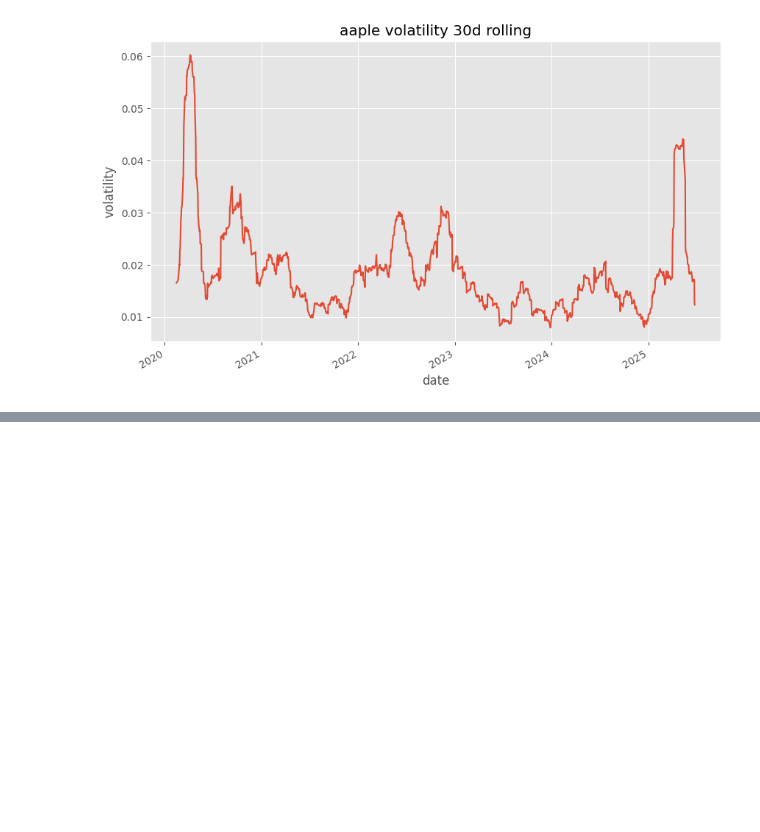
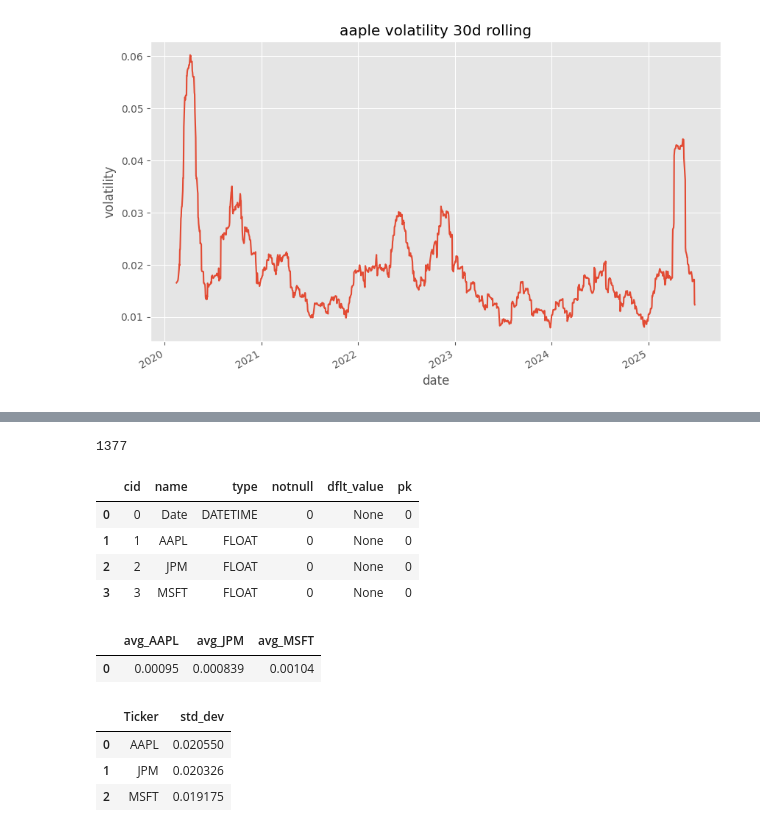
Before and after one commit to rahulbedjavalge/fin-ai-beast, a Jupyter notebook: notebooks/01_EDA_stock.ipynb, the cells around one changed output, grey strips where cells are left out. Drawn from its saved outputs; the diff is of its cells as text; code cells hidden in the pictures; blank space fills up the shorter version.

```diff
--- a/notebooks/01_EDA_stock.ipynb
+++ b/notebooks/01_EDA_stock.ipynb
@@ -143,0 +148,15 @@ os.chdir("/FIN-AI-BEAST")  # Set to your project root
+# %%
+import os
+from sqlalchemy import create_engine
+
+# Set project root explicitly (parent of notebooks folder)
+project_root = os.path.abspath(os.path.join(os.getcwd(), '..'))
+db_path = os.path.join(project_root, 'fin-ai.db')
+
+# Ensure the directory exists (should always exist for project root, but safe to check)
+os.makedirs(project_root, exist_ok=True)
+
+# Use f-string for the engine URLdel "{db_path}"
+engine = create_engine(f"sqlite:///{db_path}")
+
+print("Database will be created at:", db_path)
@@ -143,0 +180,37 @@ os.chdir("/FIN-AI-BEAST")  # Set to your project root
+# %%
+prices_df.to_sql('close_prices', con=engine, if_exists='replace', index=True)
+retruns_df.to_sql('daily_returns', con=engine, if_exists='replace', index=True)
+# %% [output]
+1377
+# %%
+pd.read_sql_query("PRAGMA table_info(daily_returns);", engine)
+# %% [output]
+|  | cid | name | type | notnull | dflt_value | pk |
+| 0 | 0 | Date | DATETIME | 0 | None | 0 |
+| 1 | 1 | AAPL | FLOAT | 0 | None | 0 |
+| 2 | 2 | JPM | FLOAT | 0 | None | 0 |
+| 3 | 3 | MSFT | FLOAT | 0 | None | 0 |
+# %%
+# Get average daily return for each ticker
+query = """
+SELECT AVG([AAPL]) AS avg_AAPL,
+       AVG([JPM]) AS avg_JPM,
+       AVG([MSFT]) AS avg_MSFT
+FROM daily_returns
+"""
+pd.read_sql_query(query, engine)
+# %% [output]
+|  | avg_AAPL | avg_JPM | avg_MSFT |
+| 0 | 0.00095 | 0.000839 | 0.00104 |
+# %%
+# Top 3 most volatile stocks by std dev using pandas
+volatility = retruns_df.std().sort_values(ascending=False)
+top3 = volatility.head(3)
+top3_df = top3.reset_index()
+top3_df.columns = ['Ticker', 'std_dev']
+top3_df
+# %% [output]
+|  | Ticker | std_dev |
+| 0 | AAPL | 0.020550 |
+| 1 | JPM | 0.020326 |
+| 2 | MSFT | 0.019175 |
```
Also changed, not shown: parts of 13 cells of this notebook, 4 other files.
